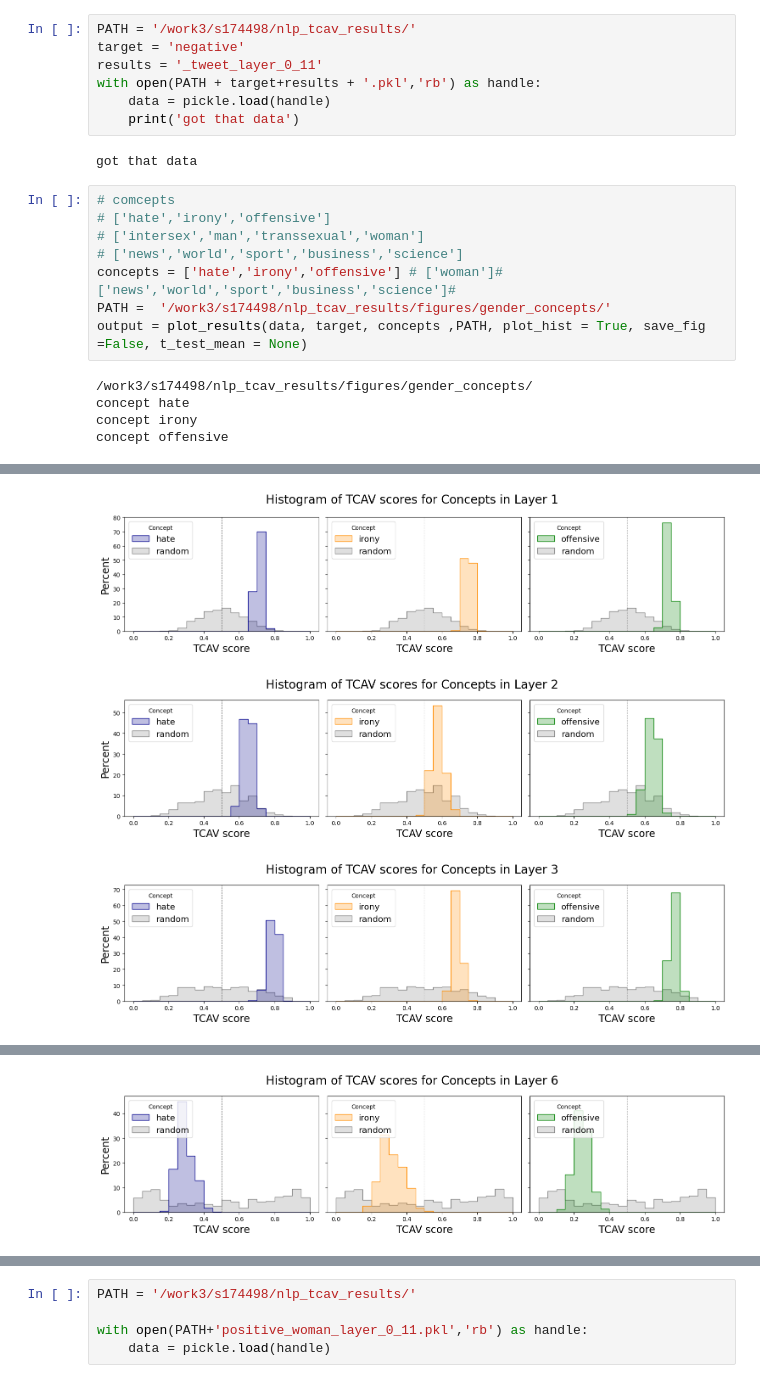
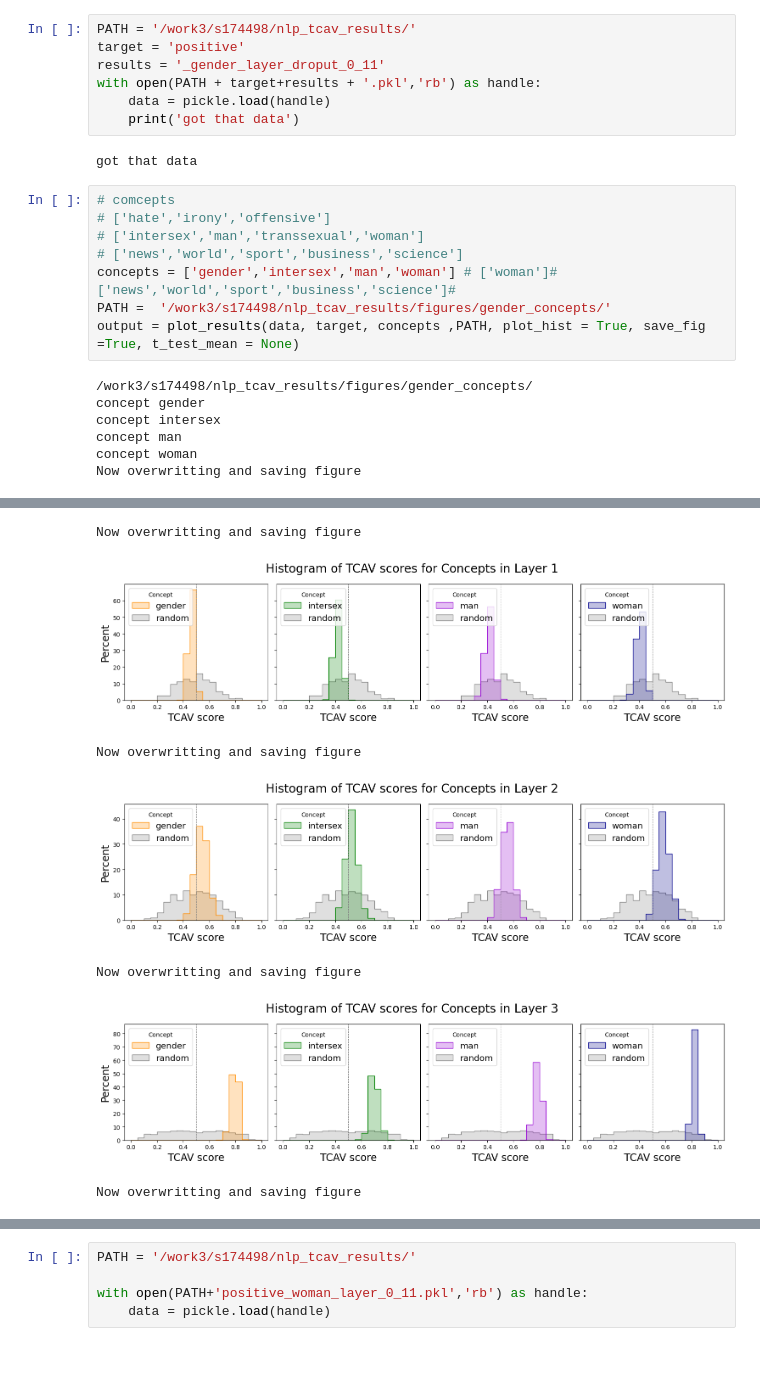
Before and after one commit to gaunby/master_project, a Jupyter notebook: notebooks/tcav_plot.ipynb, the cells around one changed output, grey strips where cells are left out. Cells and saved outputs as stored; diff of their text form; blank space fills up the shorter version.

Commit message:
set up for visual

```diff
--- a/notebooks/tcav_plot.ipynb
+++ b/notebooks/tcav_plot.ipynb
@@ -8,8 +8,8 @@ sys.path.insert(0,'/zhome/94/5/127021/speciale/master_project')
 from src.visualization.tcav_visual import plot_results
 # %%
 PATH = '/work3/s174498/nlp_tcav_results/'
-target = 'negative'
-results = '_tweet_layer_0_11'
+target = 'positive'
+results = '_gender_layer_droput_0_11'
 with open(PATH + target+results + '.pkl','rb') as handle:
     data = pickle.load(handle)
     print('got that data')
@@ -20,11 +20,13 @@ got that data
 # ['hate','irony','offensive']
 # ['intersex','man','transsexual','woman']
 # ['news','world','sport','business','science']
-concepts = ['hate','irony','offensive'] # ['woman']#  ['news','world','sport','business','science']#
+concepts = ['gender','intersex','man','woman'] # ['woman']#  ['news','world','sport','business','science']#
 PATH =  '/work3/s174498/nlp_tcav_results/figures/gender_concepts/'
-output = plot_results(data, target, concepts ,PATH, plot_hist = True, save_fig =False, t_test_mean = None)
+output = plot_results(data, target, concepts ,PATH, plot_hist = True, save_fig =True, t_test_mean = None)
 # %% [output]
 /work3/s174498/nlp_tcav_results/figures/gender_concepts/
-concept hate
-concept irony
-concept offensive
+concept gender
+concept intersex
+concept man
+concept woman
+Now overwritting and saving figure
@@ -32,3 +34,7 @@ concept offensive
+Now overwritting and saving figure
-[figure, old version]
+[figure, new version]
+Now overwritting and saving figure
-[figure, old version]
+[figure, new version]
+Now overwritting and saving figure
-[figure, old version]
+[figure, new version]
+Now overwritting and saving figure
@@ -37 +43,0 @@ concept offensive
-[figure, removed]
```
Also changed, not shown: parts of 1 cell of this notebook, 3 other files.
